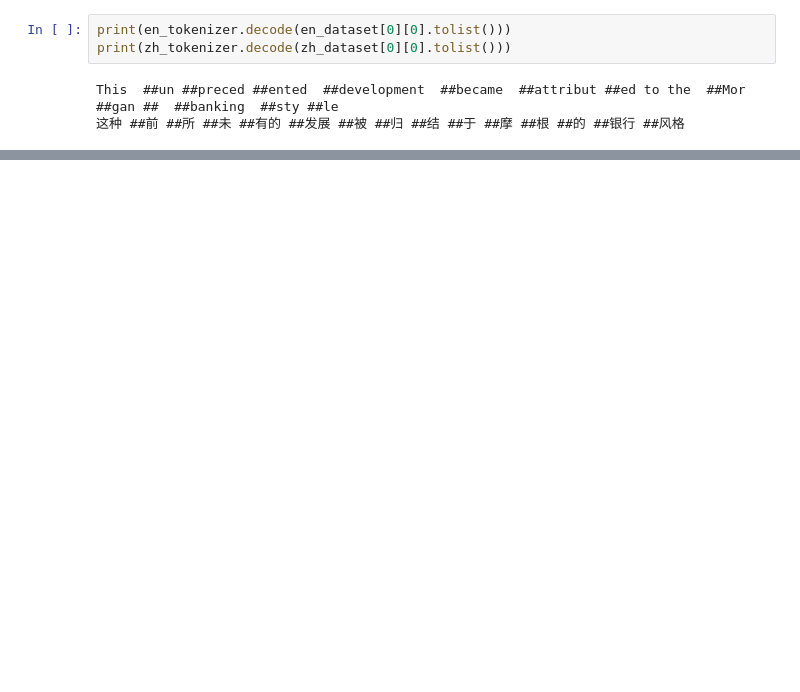
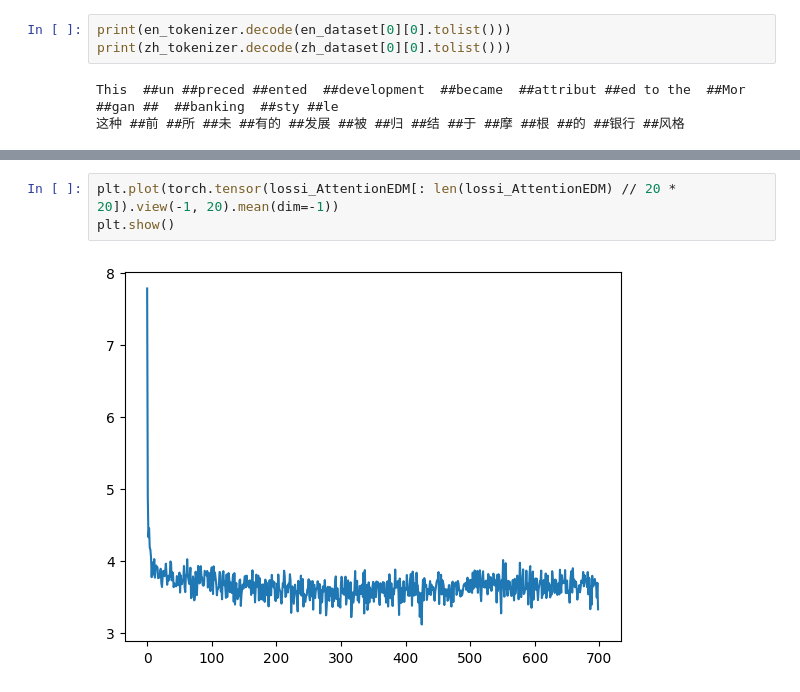
Before and after one commit to KarisAya/NeuralNetwork, a Jupyter notebook: codes/AttentionRNN/AttentionRNN.ipynb, the cells around one changed output, grey strips where cells are left out. Cells and saved outputs as stored; diff of their text form; blank space fills up the shorter version.

```diff
--- a/codes/AttentionRNN/AttentionRNN.ipynb
+++ b/codes/AttentionRNN/AttentionRNN.ipynb
@@ -230,0 +332,5 @@ plt.show()
+# %%
+plt.plot(torch.tensor(lossi_AttentionEDM[: len(lossi_AttentionEDM) // 20 * 20]).view(-1, 20).mean(dim=-1))
+plt.show()
+# %% [output]
+[figure, added]
```
Also changed, not shown: parts of 10 cells of this notebook.
